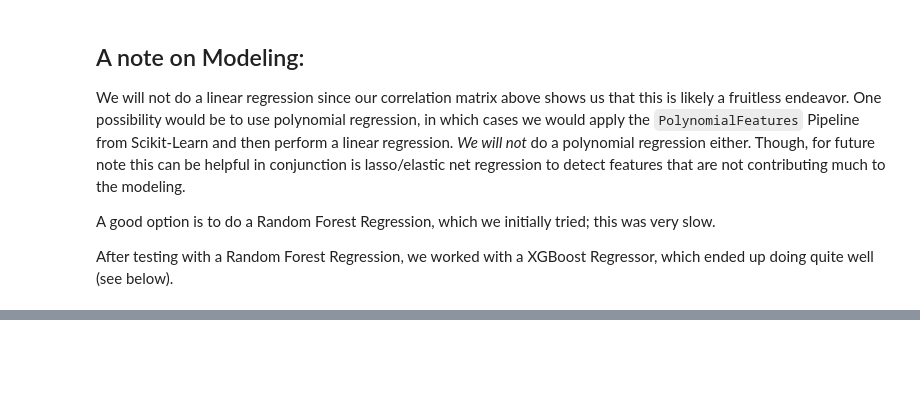
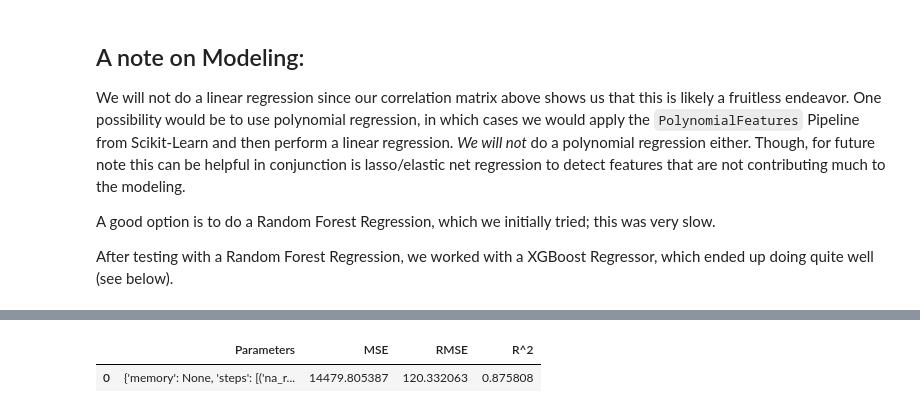
Before and after one commit to taylor-j-murray/Regression-in-Housing-Data, a Jupyter notebook: final.ipynb, the cells around one changed output, grey strips where cells are left out. Cells and saved outputs as stored; diff of their text form; code cells hidden in the pictures; blank space fills up the shorter version.

```diff
--- a/final.ipynb
+++ b/final.ipynb
@@ -742,0 +773,5 @@ print(scores.mean())
+# %%
+display(train_metrics)
+# %% [output]
+|  | Parameters | MSE | RMSE | R^2 |
+| 0 | {'memory': None, 'steps': [('na_r... | 14479.805387 | 120.332063 | 0.875808 |
```
Also changed, not shown: parts of 13 cells of this notebook.
